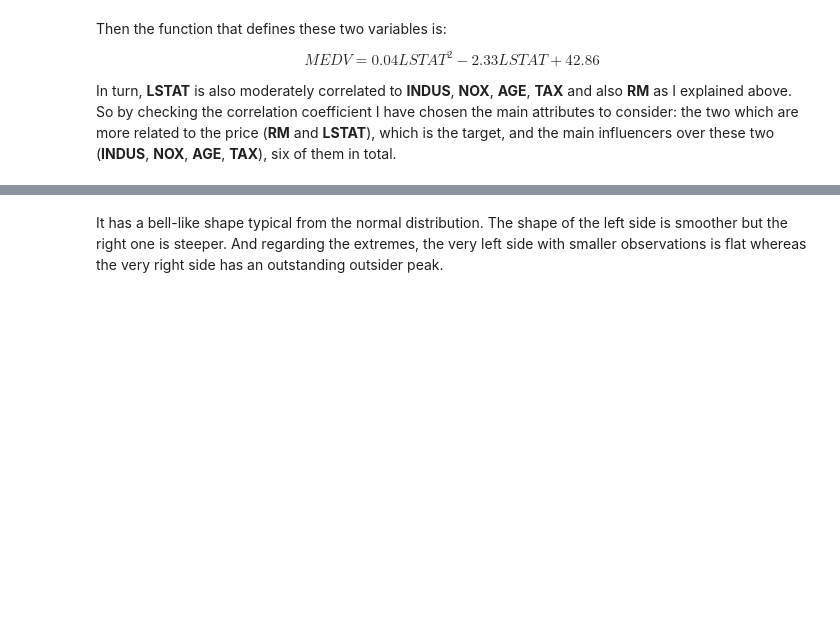
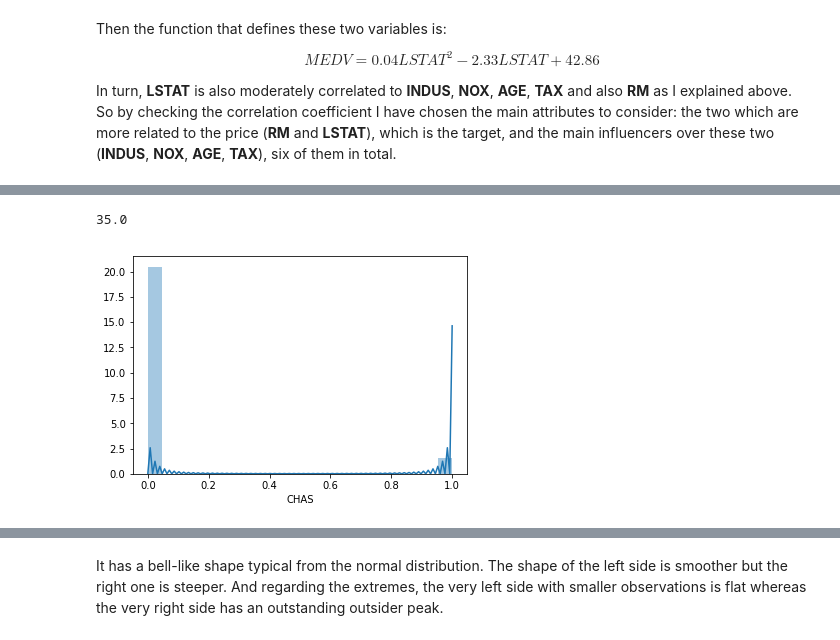
Before and after one commit to Carloselrecharlie/Boston_House_Prices_Analysis, a Jupyter notebook: Analysis of Boston House Prices dataset.ipynb, the cells around one changed output, grey strips where cells are left out. Drawn from its saved outputs; the diff is of its cells as text; code cells hidden in the pictures; blank space fills up the shorter version.

```diff
--- a/Analysis of Boston House Prices dataset.ipynb
+++ b/Analysis of Boston House Prices dataset.ipynb
@@ -187,0 +220,8 @@ plt.show()
+# %%
+sns.distplot(bhp["CHAS"])
+# Charles River dummy variable (= 1 if tract bounds river; 0 otherwise)
+bhp['CHAS'].sum()
+# hay 35 barrios en la orilla del rio (hay 35 unos)
+# %% [output]
+35.0
+[figure, added]
```
Also changed, not shown: parts of 18 cells of this notebook.
